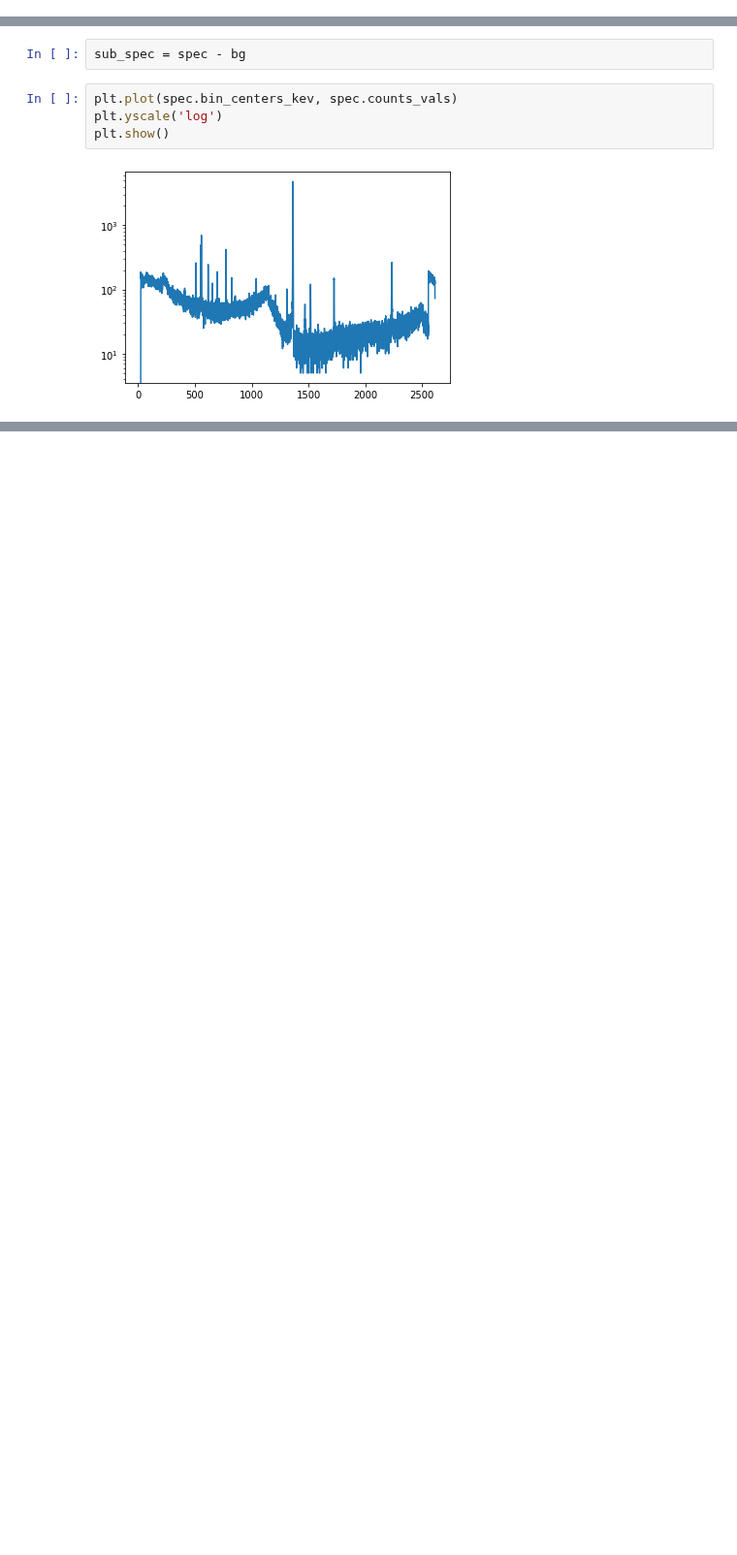
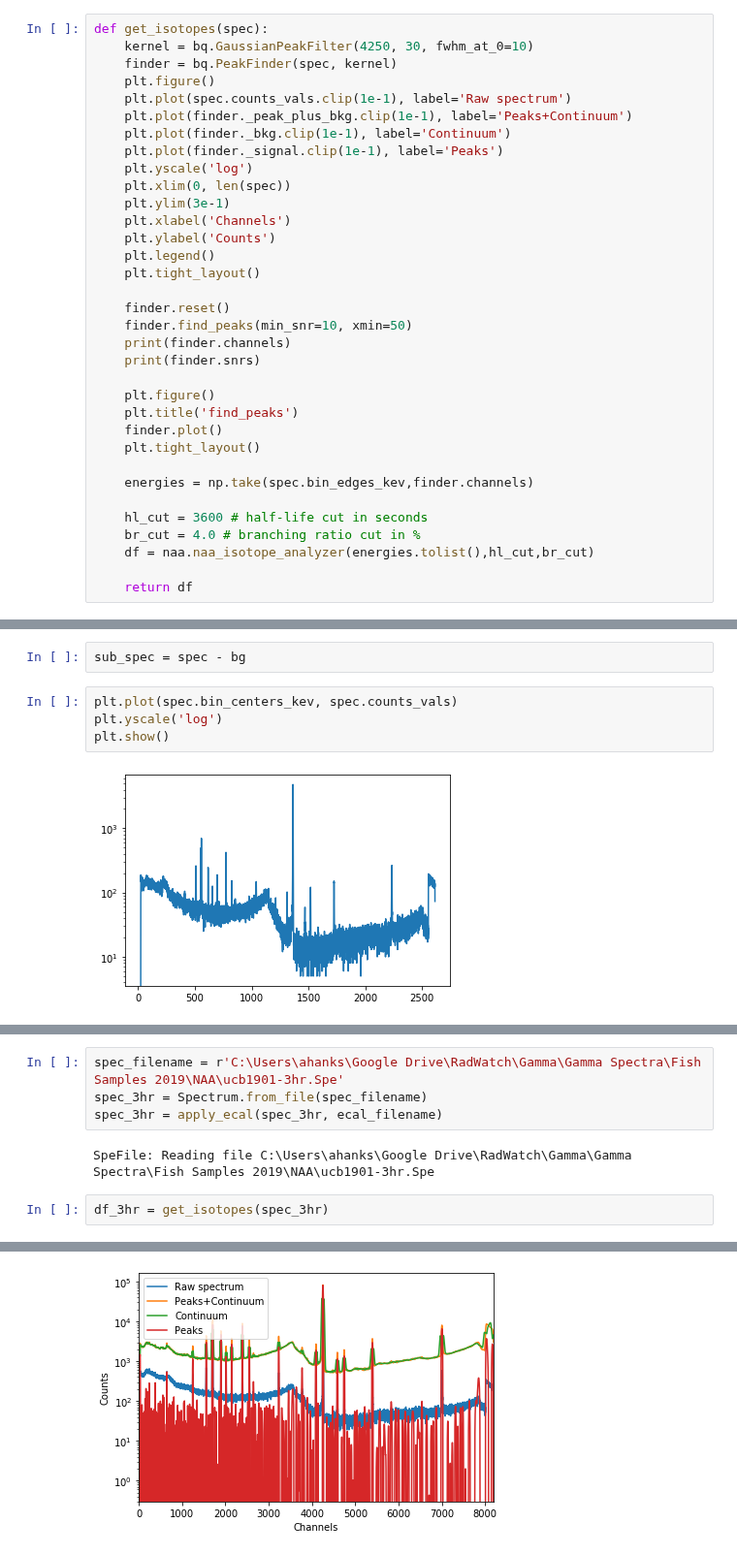
Before and after one commit to bearing/radwatch-analysis, a Jupyter notebook: examples/Becquerel-basics.ipynb, the cells around one changed output, grey strips where cells are left out. Shown at 97% size. Cells and saved outputs as stored; diff of their text form; blank space fills up the shorter version.

```diff
--- a/examples/Becquerel-basics.ipynb
+++ b/examples/Becquerel-basics.ipynb
@@ -17,0 +31,34 @@ importlib.reload(ROI)
+# %%
+def get_isotopes(spec):
+    kernel = bq.GaussianPeakFilter(4250, 30, fwhm_at_0=10)
+    finder = bq.PeakFinder(spec, kernel)
+    plt.figure()
+    plt.plot(spec.counts_vals.clip(1e-1), label='Raw spectrum')
+    plt.plot(finder._peak_plus_bkg.clip(1e-1), label='Peaks+Continuum')
+    plt.plot(finder._bkg.clip(1e-1), label='Continuum')
+    plt.plot(finder._signal.clip(1e-1), label='Peaks')
+    plt.yscale('log')
+    plt.xlim(0, len(spec))
+    plt.ylim(3e-1)
+    plt.xlabel('Channels')
+    plt.ylabel('Counts')
+    plt.legend()
+    plt.tight_layout()
+
+    finder.reset()
+    finder.find_peaks(min_snr=10, xmin=50)
+    print(finder.channels)
+    print(finder.snrs)
+
+    plt.figure()
+    plt.title('find_peaks')
+    finder.plot()
+    plt.tight_layout()
+
+    energies = np.take(spec.bin_edges_kev,finder.channels)
+
+    hl_cut = 3600 # half-life cut in seconds
+    br_cut = 4.0 # branching ratio cut in %
+    df = naa.naa_isotope_analyzer(energies.tolist(),hl_cut,br_cut)
+
+    return df
@@ -100,0 +109,9 @@ Verified Isotopes, [['ZN71'], ['HO166'], ['BR82'], ['TE131'], ['BR82'], ['BR82']
+# %%
+spec_filename = r'C:\Users\ahanks\Google Drive\RadWatch\Gamma\Gamma Spectra\Fish Samples 2019\NAA\ucb1901-3hr.Spe'
+spec_3hr = Spectrum.from_file(spec_filename)
+spec_3hr = apply_ecal(spec_3hr, ecal_filename)
+# %% [output]
+SpeFile: Reading file C:\Users\ahanks\Google Drive\RadWatch\Gamma\Gamma Spectra\Fish Samples 2019\NAA\ucb1901-3hr.Spe
+# %%
+df_3hr = get_isotopes(spec_3hr)
+# %% [output]
@@ -100,0 +125 @@ Verified Isotopes, [['ZN71'], ['HO166'], ['BR82'], ['TE131'], ['BR82'], ['BR82']
+[figure, added]
```
Also changed, not shown: parts of 22 cells of this notebook.
